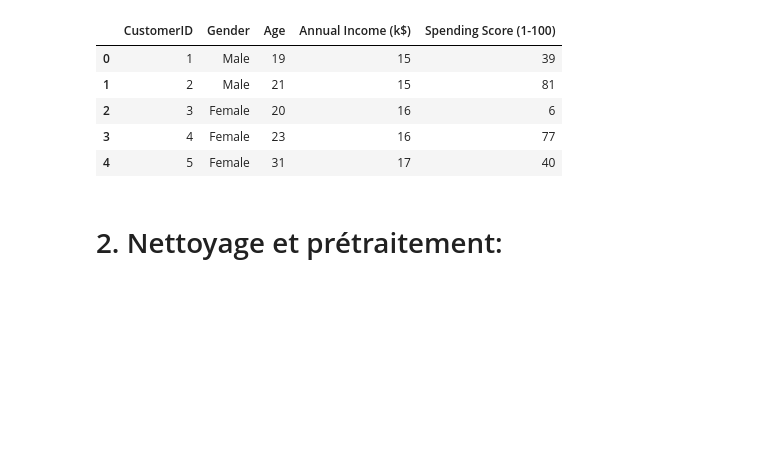
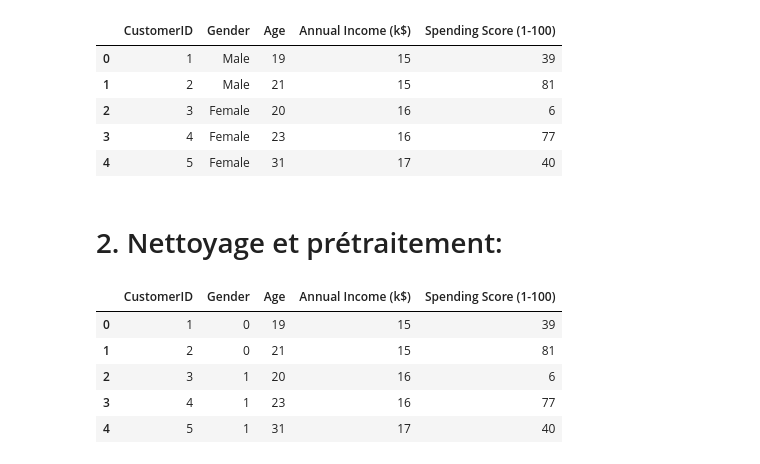
Before and after one commit to fitahiana-dev/KFT, a Jupyter notebook: notebooks/A_Clustering.ipynb, the cells around one changed output. Cells and saved outputs as stored; diff of their text form; code cells hidden in the pictures; blank space fills up the shorter version.

```diff
--- a/notebooks/A_Clustering.ipynb
+++ b/notebooks/A_Clustering.ipynb
@@ -24,3 +24,25 @@ dataset.head()
 | 4 | 5 | Female | 31 | 17 | 40 |
 # %% [markdown]
 # 2. Nettoyage et prétraitement:
+# %%
+# Nettoyage et prétraitement
+##  Gender : Supprimer les NaN
+dataset['Gender'].dropna(inplace=True)
+##  Age: Superieure à 18
+dataset['Age']=dataset['Age'].fillna(18)
+## Annual Income: Positifs
+
+## Spending Score: Entre 1-100
+
+## Remplacer:
+##   Male   par 0
+##   Female par 1
+dataset['Gender']=dataset['Gender'].replace({"Male":0,"Female":1})
+dataset.head()
+# %% [output]
+|  | CustomerID | Gender | Age | Annual Income (k$) | Spending Score (1-100) |
+| 0 | 1 | 0 | 19 | 15 | 39 |
+| 1 | 2 | 0 | 21 | 15 | 81 |
+| 2 | 3 | 1 | 20 | 16 | 6 |
+| 3 | 4 | 1 | 23 | 16 | 77 |
+| 4 | 5 | 1 | 31 | 17 | 40 |
```
Also changed, not shown: parts of 5 cells of this notebook, 2 other files.
